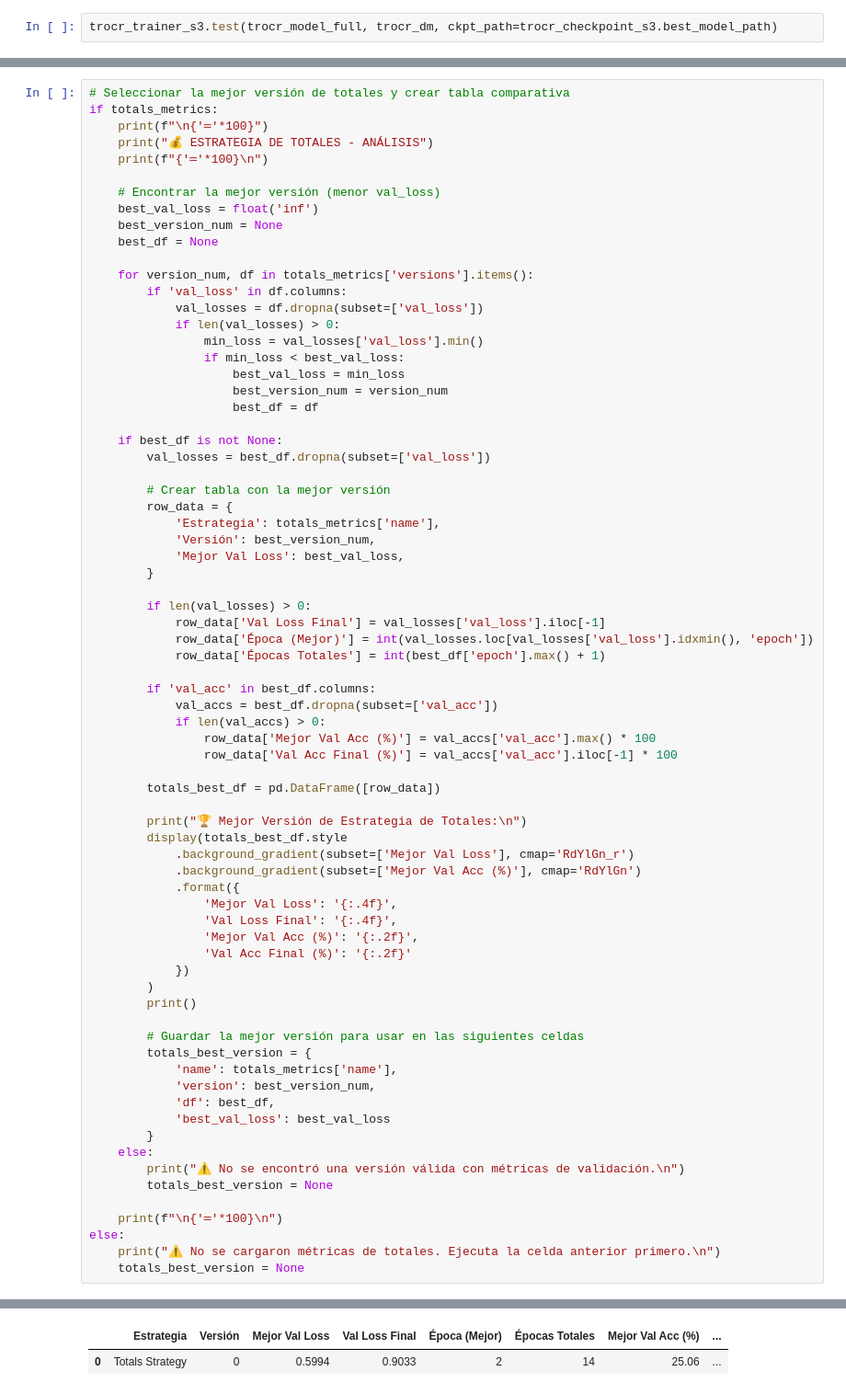
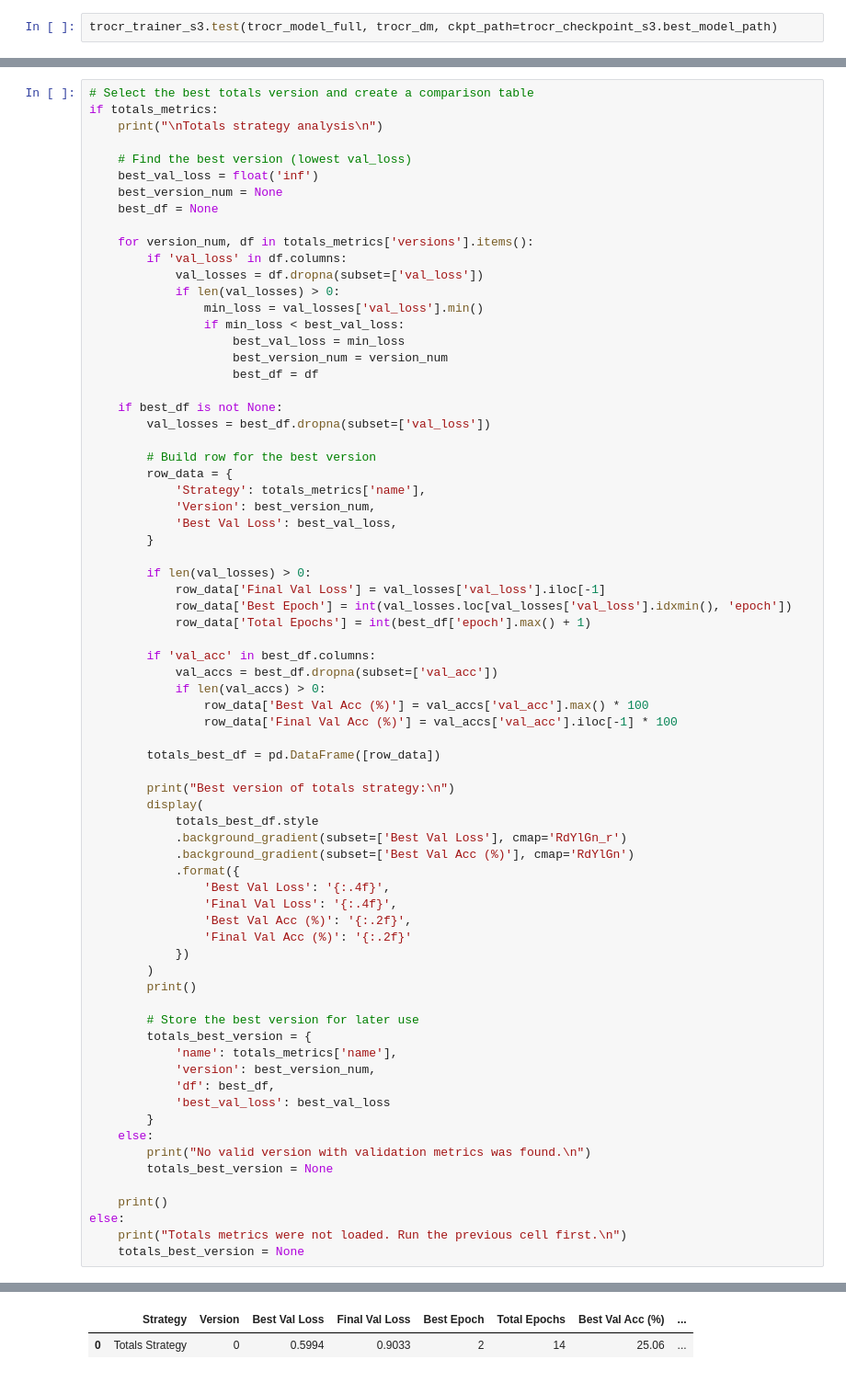
Before and after one commit to GabrielEdid/Reto_BloqueIA, a Jupyter notebook: TrOCR_Training.ipynb, the cells around one changed output, grey strips where cells are left out. Shown at 92% size. Drawn from its saved outputs; the diff is of its cells as text.

```diff
--- a/TrOCR_Training.ipynb
+++ b/TrOCR_Training.ipynb
@@ -2435,11 +2418,9 @@ else:
 # %%
-# Seleccionar la mejor versión de totales y crear tabla comparativa
+# Select the best totals version and create a comparison table
 if totals_metrics:
-    print(f"\n{'═'*100}")
-    print("💰 ESTRATEGIA DE TOTALES - ANÁLISIS")
-    print(f"{'═'*100}\n")
+    print("\nTotals strategy analysis\n")
 
-    # Encontrar la mejor versión (menor val_loss)
+    # Find the best version (lowest val_loss)
     best_val_loss = float('inf')
     best_version_num = None
     best_df = None
@@ -2457,40 +2438,41 @@ if totals_metrics:
     if best_df is not None:
         val_losses = best_df.dropna(subset=['val_loss'])
 
-        # Crear tabla con la mejor versión
+        # Build row for the best version
         row_data = {
-            'Estrategia': totals_metrics['name'],
-            'Versión': best_version_num,
-            'Mejor Val Loss': best_val_loss,
+            'Strategy': totals_metrics['name'],
+            'Version': best_version_num,
+            'Best Val Loss': best_val_loss,
         }
 
         if len(val_losses) > 0:
-            row_data['Val Loss Final'] = val_losses['val_loss'].iloc[-1]
-            row_data['Época (Mejor)'] = int(val_losses.loc[val_losses['val_loss'].idxmin(), 'epoch'])
-            row_data['Épocas Totales'] = int(best_df['epoch'].max() + 1)
+            row_data['Final Val Loss'] = val_losses['val_loss'].iloc[-1]
+            row_data['Best Epoch'] = int(val_losses.loc[val_losses['val_loss'].idxmin(), 'epoch'])
+            row_data['Total Epochs'] = int(best_df['epoch'].max() + 1)
 
         if 'val_acc' in best_df.columns:
             val_accs = best_df.dropna(subset=['val_acc'])
             if len(val_accs) > 0:
-                row_data['Mejor Val Acc (%)'] = val_accs['val_acc'].max() * 100
-                row_data['Val Acc Final (%)'] = val_accs['val_acc'].iloc[-1] * 100
+                row_data['Best Val Acc (%)'] = val_accs['val_acc'].max() * 100
+                row_data['Final Val Acc (%)'] = val_accs['val_acc'].iloc[-1] * 100
 
         totals_best_df = pd.DataFrame([row_data])
 
-        print("🏆 Mejor Versión de Estrategia de Totales:\n")
-        display(totals_best_df.style
-            .background_gradient(subset=['Mejor Val Loss'], cmap='RdYlGn_r')
-            .background_gradient(subset=['Mejor Val Acc (%)'], cmap='RdYlGn')
+        print("Best version of totals strategy:\n")
+        display(
+            totals_best_df.style
+            .background_gradient(subset=['Best Val Loss'], cmap='RdYlGn_r')
+            .background_gradient(subset=['Best Val Acc (%)'], cmap='RdYlGn')
             .format({
-                'Mejor Val Loss': '{:.4f}',
-                'Val Loss Final': '{:.4f}',
-                'Mejor Val Acc (%)': '{:.2f}',
-                'Val Acc Final (%)': '{:.2f}'
+                'Best Val Loss': '{:.4f}',
+                'Final Val Loss': '{:.4f}',
+                'Best Val Acc (%)': '{:.2f}',
+                'Final Val Acc (%)': '{:.2f}'
             })
         )
         print()
 
-        # Guardar la mejor versión para usar en las siguientes celdas
+        # Store the best version for later use
         totals_best_version = {
             'name': totals_metrics['name'],
             'version': best_version_num,
@@ -2498,11 +2480,11 @@ if totals_metrics:
             'best_val_loss': best_val_loss
         }
     else:
-        print("⚠️ No se encontró una versión válida con métricas de validación.\n")
+        print("No valid version with validation metrics was found.\n")
         totals_best_version = None
 
-    print(f"\n{'═'*100}\n")
+    print()
 else:
-    print("⚠️ No se cargaron métricas de totales. Ejecuta la celda anterior primero.\n")
+    print("Totals metrics were not loaded. Run the previous cell first.\n")
     totals_best_version = None
 # %% [output]
@@ -2514,2 +2494,2 @@ else:
-|  | Estrategia | Versión | Mejor Val Loss | Val Loss Final | Época (Mejor) | Épocas Totales | Mejor Val Acc (%) | ... |
+|  | Strategy | Version | Best Val Loss | Final Val Loss | Best Epoch | Total Epochs | Best Val Acc (%) | ... |
 | 0 | Totals Strategy | 0 | 0.5994 | 0.9033 | 2 | 14 | 25.06 | ... |
```
Also changed, not shown: parts of 65 cells of this notebook, 3 other files.
